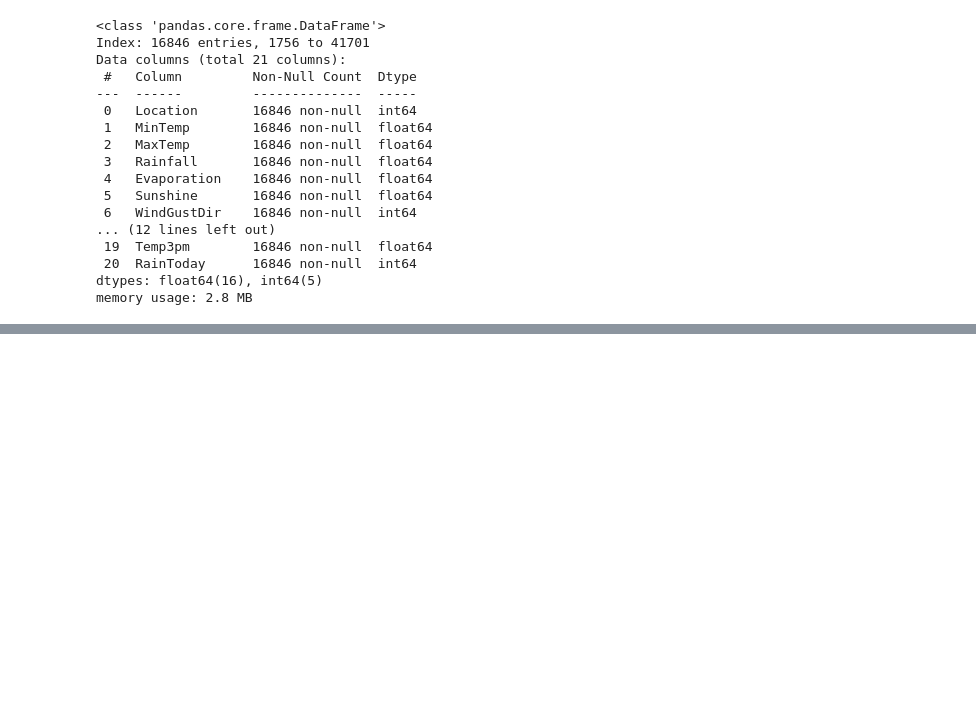
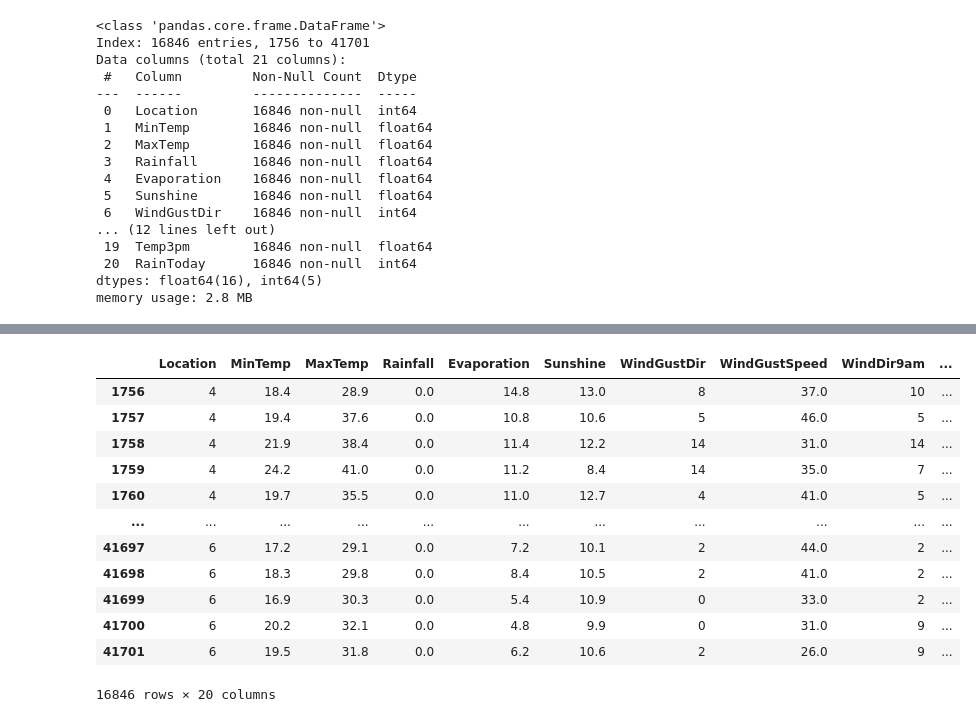
Before and after one commit to touhid0503/job2_practise, a Jupyter notebook: job2.ipynb, the cells around one changed output, grey strips where cells are left out. Drawn from its saved outputs; the diff is of its cells as text; code cells hidden in the pictures; blank space fills up the shorter version.

```diff
--- a/job2.ipynb
+++ b/job2.ipynb
@@ -234,0 +245,19 @@ memory usage: 2.8 MB
+# %%
+X = df.drop("RainToday", axis=1)
+y = df["RainToday"]
+# %%
+X
+# %% [output]
+|  | Location | MinTemp | MaxTemp | Rainfall | Evaporation | Sunshine | WindGustDir | WindGustSpeed | WindDir9am | ... |
+| 1756 | 4 | 18.4 | 28.9 | 0.0 | 14.8 | 13.0 | 8 | 37.0 | 10 | ... |
+| 1757 | 4 | 19.4 | 37.6 | 0.0 | 10.8 | 10.6 | 5 | 46.0 | 5 | ... |
+| 1758 | 4 | 21.9 | 38.4 | 0.0 | 11.4 | 12.2 | 14 | 31.0 | 14 | ... |
+| 1759 | 4 | 24.2 | 41.0 | 0.0 | 11.2 | 8.4 | 14 | 35.0 | 7 | ... |
+| 1760 | 4 | 19.7 | 35.5 | 0.0 | 11.0 | 12.7 | 4 | 41.0 | 5 | ... |
+| ... | ... | ... | ... | ... | ... | ... | ... | ... | ... | ... |
+| 41697 | 6 | 17.2 | 29.1 | 0.0 | 7.2 | 10.1 | 2 | 44.0 | 2 | ... |
+| 41698 | 6 | 18.3 | 29.8 | 0.0 | 8.4 | 10.5 | 2 | 41.0 | 2 | ... |
+| 41699 | 6 | 16.9 | 30.3 | 0.0 | 5.4 | 10.9 | 0 | 33.0 | 2 | ... |
+| 41700 | 6 | 20.2 | 32.1 | 0.0 | 4.8 | 9.9 | 0 | 31.0 | 9 | ... |
+| 41701 | 6 | 19.5 | 31.8 | 0.0 | 6.2 | 10.6 | 2 | 26.0 | 9 | ... |
+16846 rows × 20 columns
```
Also changed, not shown: parts of 2 cells of this notebook.
